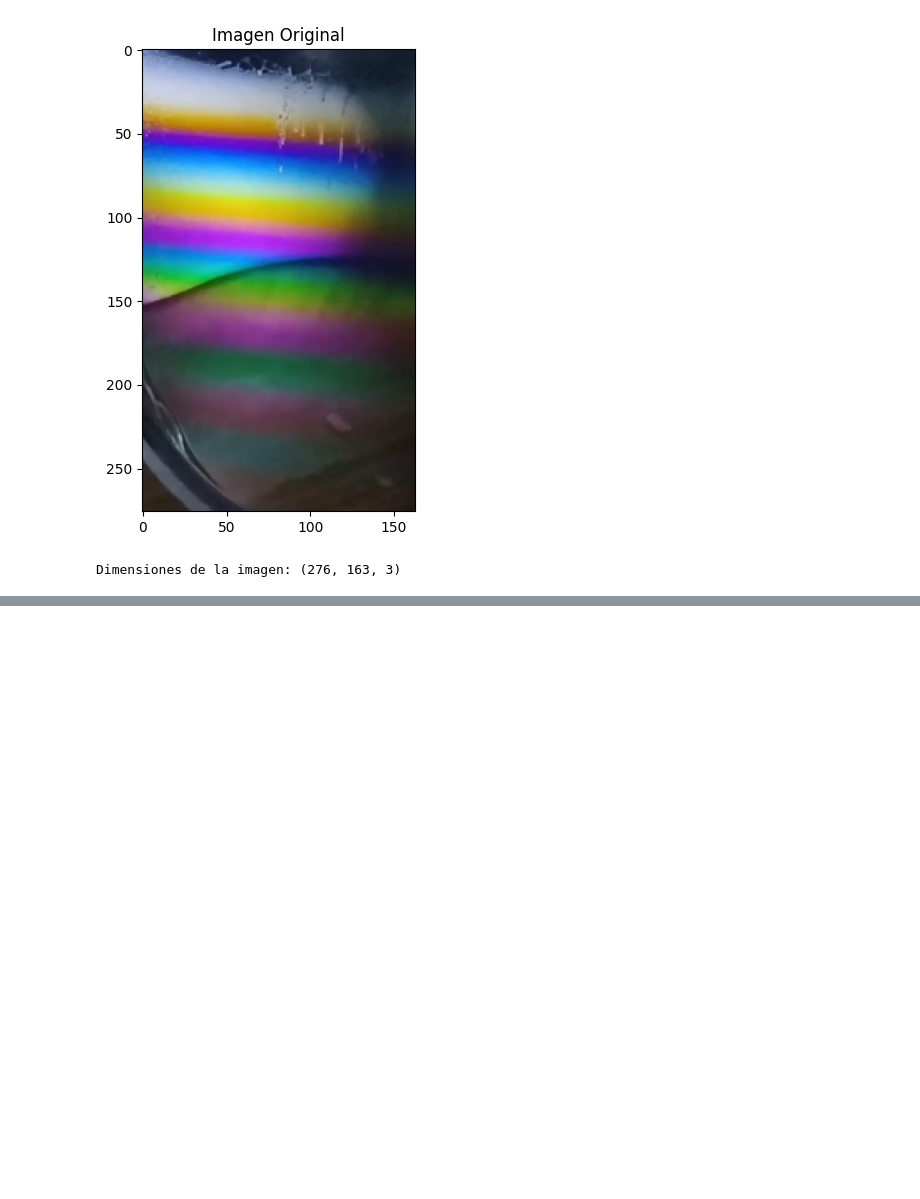
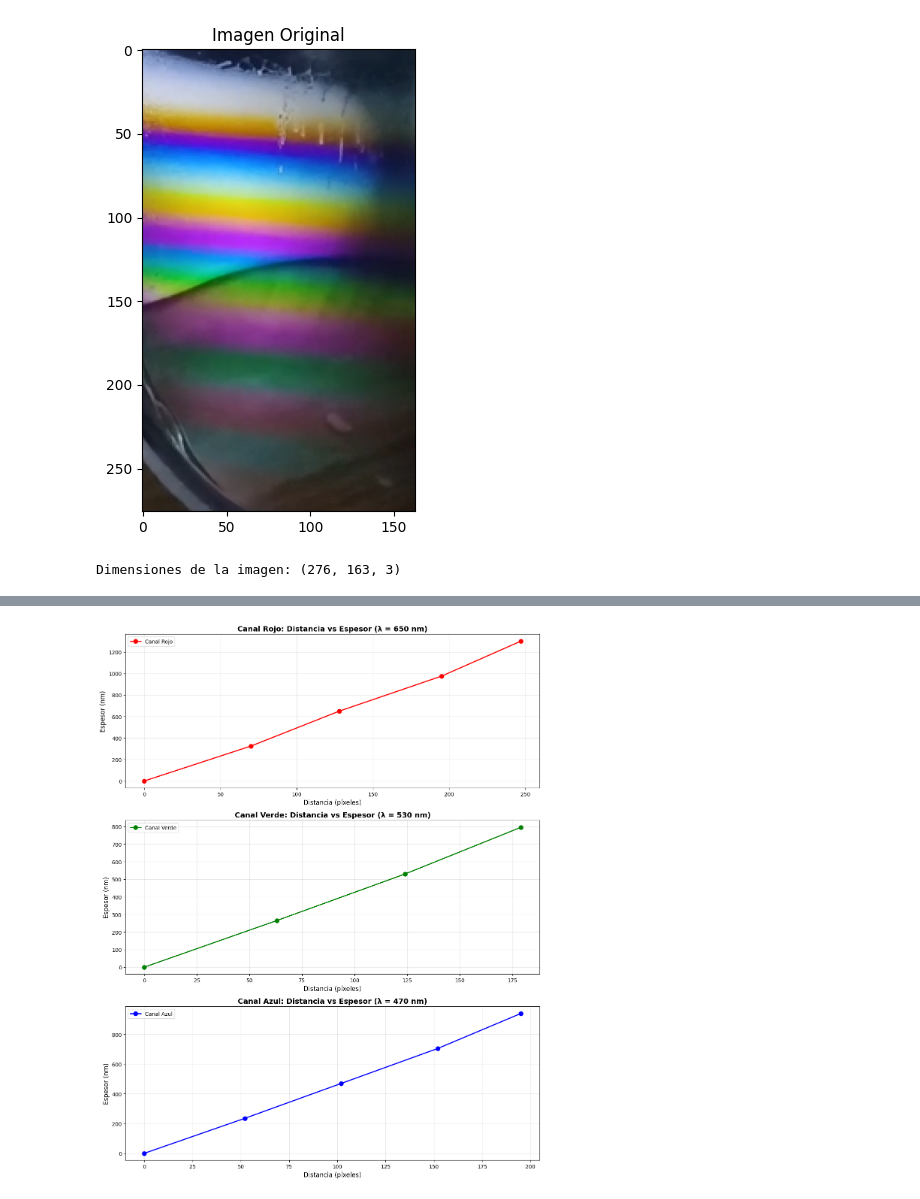
Before and after one commit to jazoro911/RGB-analisis, a Jupyter notebook: Trabajos/analisis_linea_rgb.ipynb, the cells around one changed output, grey strips where cells are left out. Drawn from its saved outputs; the diff is of its cells as text; code cells hidden in the pictures; blank space fills up the shorter version.

```diff
--- a/Trabajos/analisis_linea_rgb.ipynb
+++ b/Trabajos/analisis_linea_rgb.ipynb
@@ -209,0 +333,51 @@ Primeras 10 filas de datos:
+# %%
+# 3. GRAFICAR X CONTRA Y
+
+fig, axes = plt.subplots(3, 1, figsize=(12, 15))
+
+# Gráfico para canal Rojo
+if len(df_rojo) > 0:
+    axes[0].plot(df_rojo['X_pixel'], df_rojo['Y_espesor_nm'],
+                 'ro-', linewidth=2, markersize=8, label='Canal Rojo')
+    axes[0].set_xlabel('Distancia (píxeles)', fontsize=12)
+    axes[0].set_ylabel('Espesor (nm)', fontsize=12)
+    axes[0].set_title(f'Canal Rojo: Distancia vs Espesor (λ = {lambda_rojo} nm)',
+                      fontsize=14, fontweight='bold')
+    axes[0].grid(True, alpha=0.3)
+    axes[0].legend()
+else:
+    axes[0].text(0.5, 0.5, 'No se detectaron mínimos',
+                ha='center', va='center', transform=axes[0].transAxes)
+
+# Gráfico para canal Verde
+if len(df_verde) > 0:
+    axes[1].plot(df_verde['X_pixel'], df_verde['Y_espesor_nm'],
+                 'go-', linewidth=2, markersize=8, label='Canal Verde')
+    axes[1].set_xlabel('Distancia (píxeles)', fontsize=12)
+    axes[1].set_ylabel('Espesor (nm)', fontsize=12)
+    axes[1].set_title(f'Canal Verde: Distancia vs Espesor (λ = {lambda_verde} nm)',
+                      fontsize=14, fontweight='bold')
+    axes[1].grid(True, alpha=0.3)
+    axes[1].legend()
+else:
+    axes[1].text(0.5, 0.5, 'No se detectaron mínimos',
+                ha='center', va='center', transform=axes[1].transAxes)
+
+# Gráfico para canal Azul
+if len(df_azul) > 0:
+    axes[2].plot(df_azul['X_pixel'], df_azul['Y_espesor_nm'],
+                 'bo-', linewidth=2, markersize=8, label='Canal Azul')
+    axes[2].set_xlabel('Distancia (píxeles)', fontsize=12)
+    axes[2].set_ylabel('Espesor (nm)', fontsize=12)
+    axes[2].set_title(f'Canal Azul: Distancia vs Espesor (λ = {lambda_azul} nm)',
+                      fontsize=14, fontweight='bold')
+    axes[2].grid(True, alpha=0.3)
+    axes[2].legend()
+else:
+    axes[2].text(0.5, 0.5, 'No se detectaron mínimos',
+                ha='center', va='center', transform=axes[2].transAxes)
+
+plt.tight_layout()
+plt.show()
+# %% [output]
+[figure, added]
```
Also changed, not shown: parts of 10 cells of this notebook, 5 other files.
